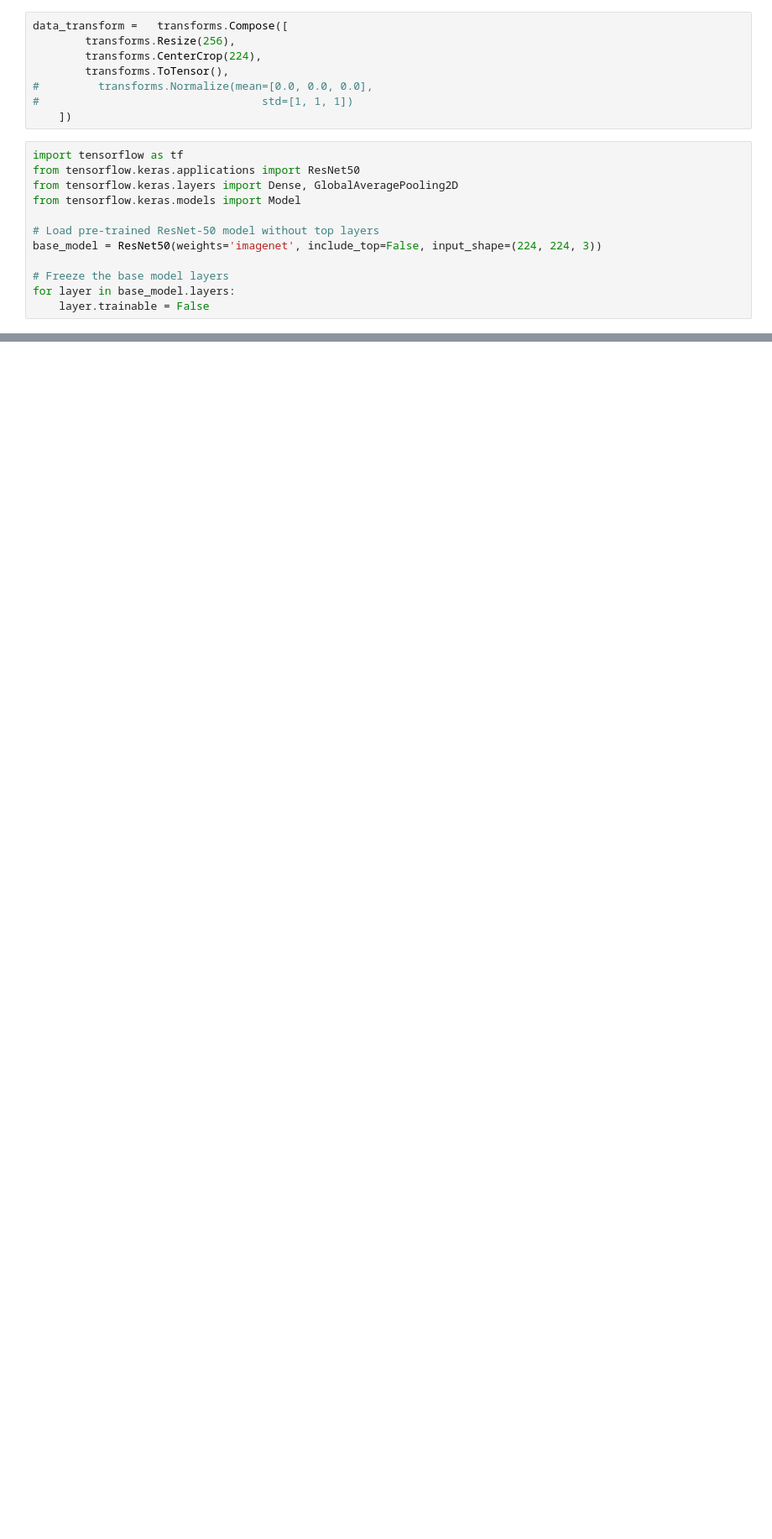
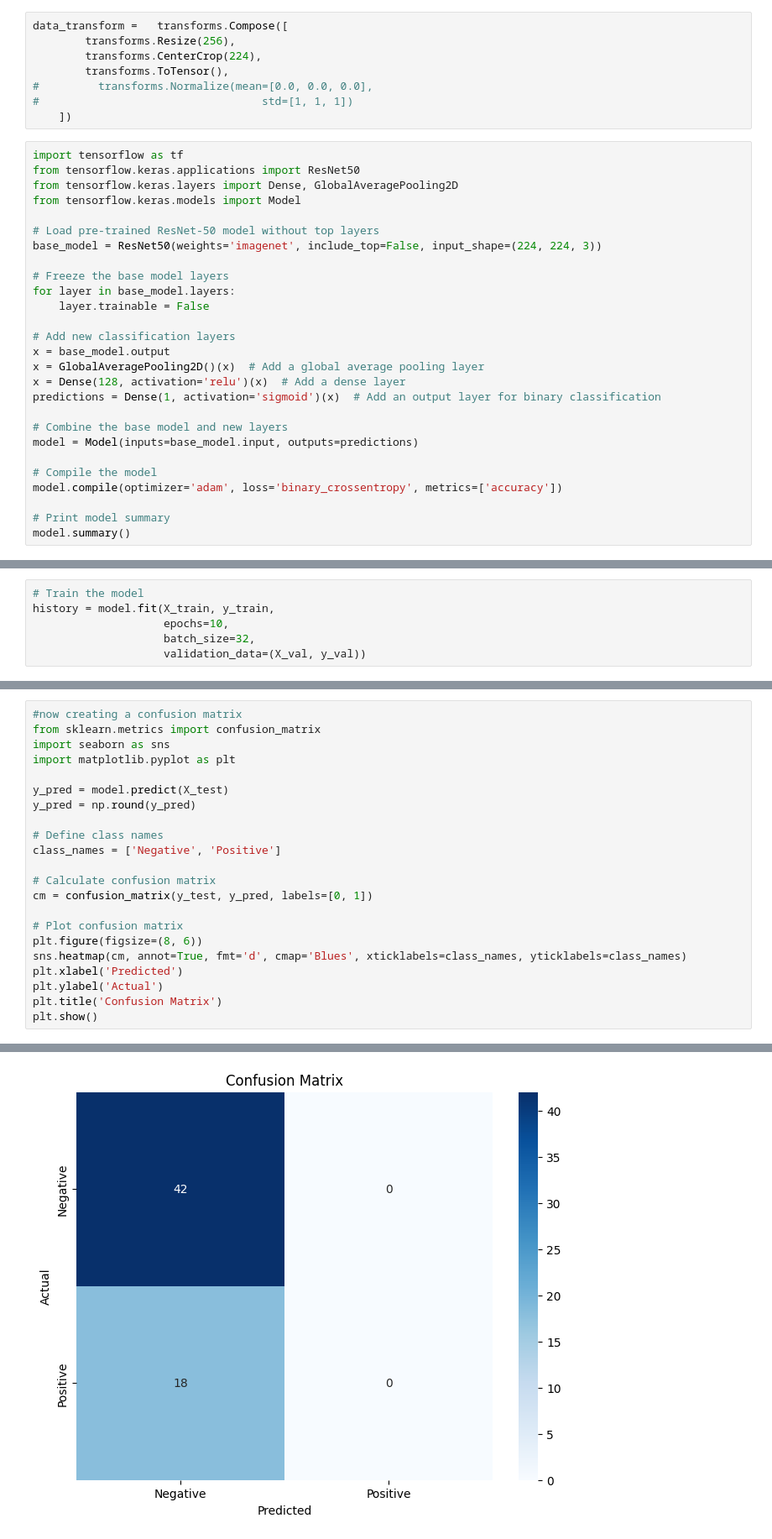
Before and after one commit to Kimberly97llp/cvproject, a Jupyter notebook: trial.ipynb, the cells around one changed output, grey strips where cells are left out. Shown at 84% size. Drawn from its saved outputs; the diff is of its cells as text; blank space fills up the shorter version.

```diff
--- a/trial.ipynb
+++ b/trial.ipynb
@@ -283,4 +352,19 @@ base_model = ResNet50(weights='imagenet', include_top=False, input_shape=(224, 2
 # Freeze the base model layers
 for layer in base_model.layers:
     layer.trainable = False
+
+# Add new classification layers
+x = base_model.output
+x = GlobalAveragePooling2D()(x)  # Add a global average pooling layer
+x = Dense(128, activation='relu')(x)  # Add a dense layer
+predictions = Dense(1, activation='sigmoid')(x)  # Add an output layer for binary classification
+
+# Combine the base model and new layers
+model = Model(inputs=base_model.input, outputs=predictions)
+
+# Compile the model
+model.compile(optimizer='adam', loss='binary_crossentropy', metrics=['accuracy'])
+
+# Print model summary
+model.summary()
 # %% [output]
@@ -395,0 +388,6 @@ Final shape with batch dimension: (1, 224, 224, 3)
+# %%
+# Train the model
+history = model.fit(X_train, y_train,
+                    epochs=10,
+                    batch_size=32,
+                    validation_data=(X_val, y_val))
@@ -395,0 +421,23 @@ Final shape with batch dimension: (1, 224, 224, 3)
+# %%
+#now creating a confusion matrix
+from sklearn.metrics import confusion_matrix
+import seaborn as sns
+import matplotlib.pyplot as plt
+
+y_pred = model.predict(X_test)
+y_pred = np.round(y_pred)
+
+# Define class names
+class_names = ['Negative', 'Positive']
+
+# Calculate confusion matrix
+cm = confusion_matrix(y_test, y_pred, labels=[0, 1])
+
+# Plot confusion matrix
+plt.figure(figsize=(8, 6))
+sns.heatmap(cm, annot=True, fmt='d', cmap='Blues', xticklabels=class_names, yticklabels=class_names)
+plt.xlabel('Predicted')
+plt.ylabel('Actual')
+plt.title('Confusion Matrix')
+plt.show()
+# %% [output]
@@ -395,0 +445 @@ Final shape with batch dimension: (1, 224, 224, 3)
+[figure, added]
```
Also changed, not shown: parts of 18 cells of this notebook.
